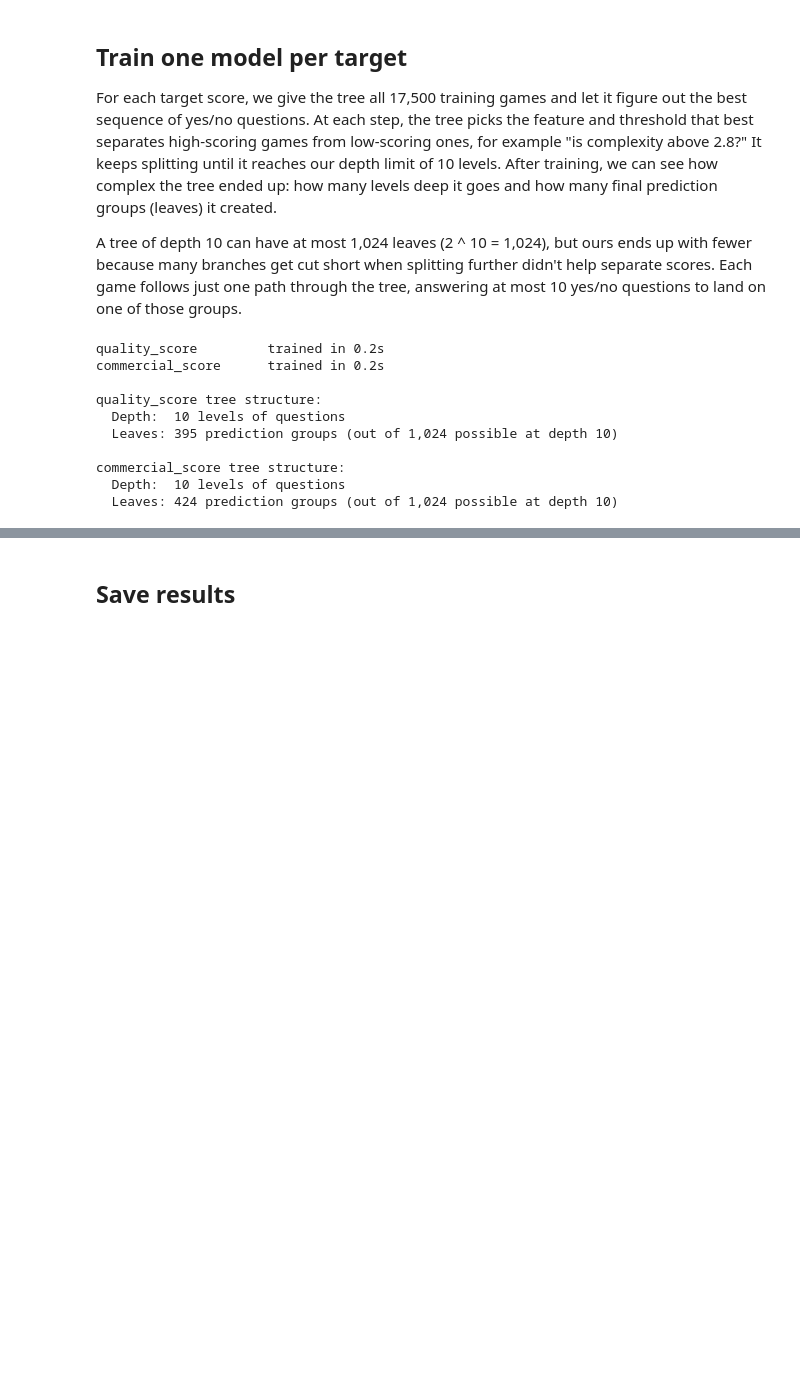
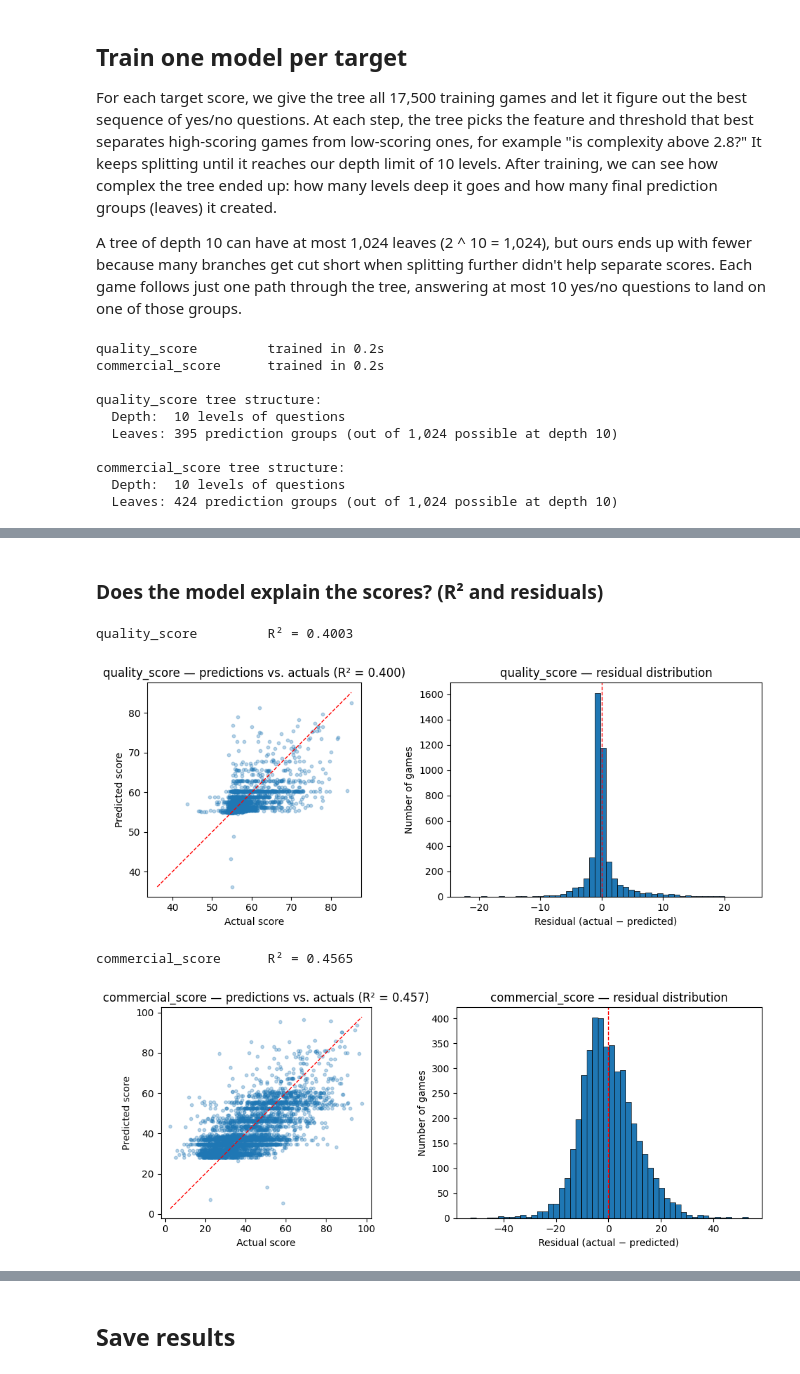
Before and after one commit to craftingtablestudio/ludometrics, a Jupyter notebook: notebooks/02_regression_trees.ipynb, the cells around one changed output, grey strips where cells are left out. Cells and saved outputs as stored; diff of their text form; code cells hidden in the pictures; blank space fills up the shorter version.

```diff
--- a/notebooks/02_regression_trees.ipynb
+++ b/notebooks/02_regression_trees.ipynb
@@ -159,0 +246,36 @@ commercial_score      RMSE=10.7135  R²=0.4565
+# %% [markdown]
+### Does the model explain the scores? (R² and residuals)
+# %%
+for target in TARGETS:
+    y_actual = results[target]["y_actual"]
+    y_predicted = results[target]["y_predicted"]
+    r2 = r2_score(y_actual, y_predicted)
+    results[target]["r2"] = r2
+    residuals = y_actual.values - y_predicted
+
+    print(f"{target:20s}  R² = {r2:.4f}")
+
+    fig, axes = plt.subplots(1, 2, figsize=(10, 4))
+
+    axes[0].scatter(y_actual, y_predicted, alpha=0.3, s=10)
+    lo = min(y_actual.min(), y_predicted.min())
+    hi = max(y_actual.max(), y_predicted.max())
+    axes[0].plot([lo, hi], [lo, hi], "r--", linewidth=1)
+    axes[0].set_xlabel("Actual score")
+    axes[0].set_ylabel("Predicted score")
+    axes[0].set_title(f"{target} — predictions vs. actuals (R² = {r2:.3f})")
+    axes[0].set_aspect("equal", adjustable="box")
+
+    axes[1].hist(residuals, bins=50, edgecolor="black", linewidth=0.5)
+    axes[1].axvline(0, color="red", linestyle="--", linewidth=1)
+    axes[1].set_xlabel("Residual (actual − predicted)")
+    axes[1].set_ylabel("Number of games")
+    axes[1].set_title(f"{target} — residual distribution")
+
+    fig.tight_layout()
+    plt.show()
+# %% [output]
+quality_score         R² = 0.4003
+[figure, added]
+commercial_score      R² = 0.4565
+[figure, added]
```
Also changed, not shown: parts of 9 cells of this notebook, 8 other files.
